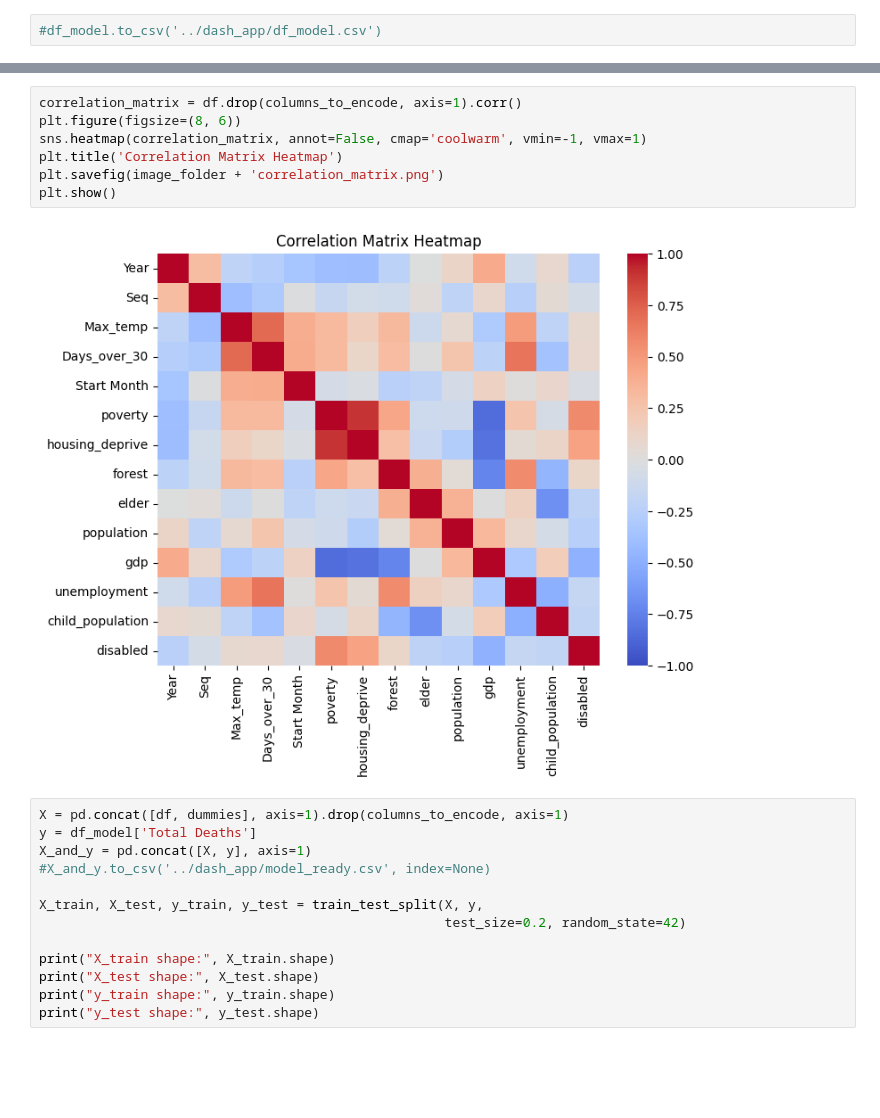
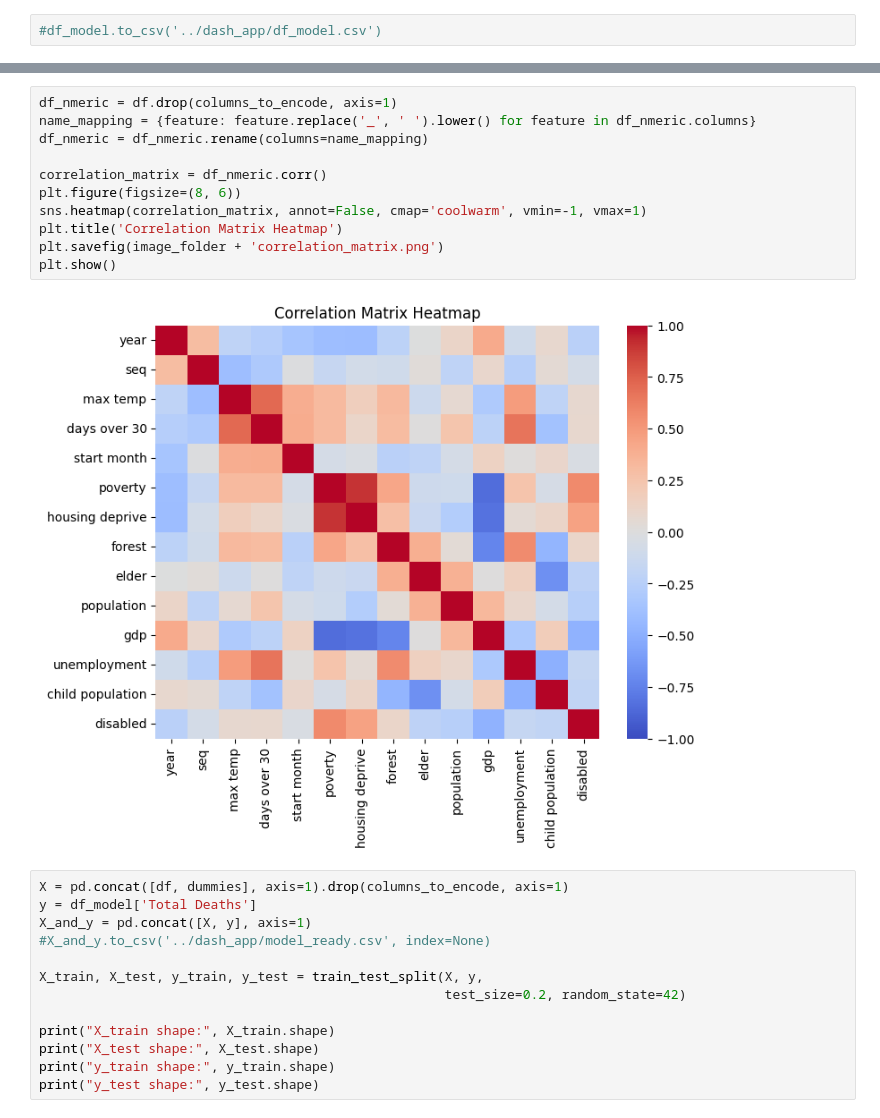
Before and after one commit to wentingjiang2022/mda_kuleuven, a Jupyter notebook: notebooks/data_processing_model.ipynb, the cells around one changed output, grey strips where cells are left out. Drawn from its saved outputs; the diff is of its cells as text; blank space fills up the shorter version.

```diff
--- a/notebooks/data_processing_model.ipynb
+++ b/notebooks/data_processing_model.ipynb
@@ -240,12 +224,16 @@ plt.show()
 # %%
-correlation_matrix = df.drop(columns_to_encode, axis=1).corr()
+df_nmeric = df.drop(columns_to_encode, axis=1)
+name_mapping = {feature: feature.replace('_', ' ').lower() for feature in df_nmeric.columns}
+df_nmeric = df_nmeric.rename(columns=name_mapping)
+
+correlation_matrix = df_nmeric.corr()
 plt.figure(figsize=(8, 6))
 sns.heatmap(correlation_matrix, annot=False, cmap='coolwarm', vmin=-1, vmax=1)
 plt.title('Correlation Matrix Heatmap')
 plt.savefig(image_folder + 'correlation_matrix.png')
 plt.show()
 # %% [output]
-[figure, old version]
+[figure, new version]
 # %%
 X = pd.concat([df, dummies], axis=1).drop(columns_to_encode, axis=1)
 y = df_model['Total Deaths']
```
Also changed, not shown: parts of 14 cells of this notebook, 10 other files.
